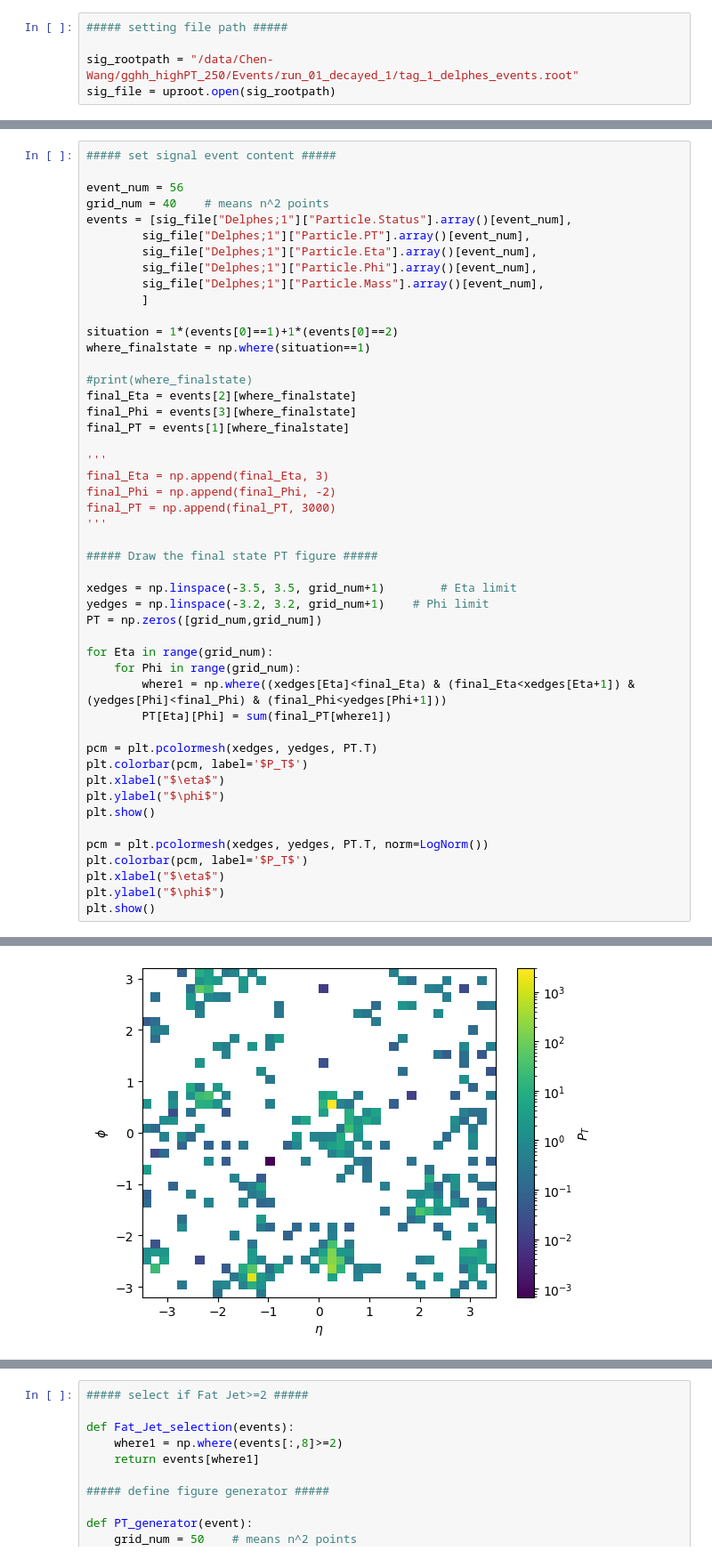
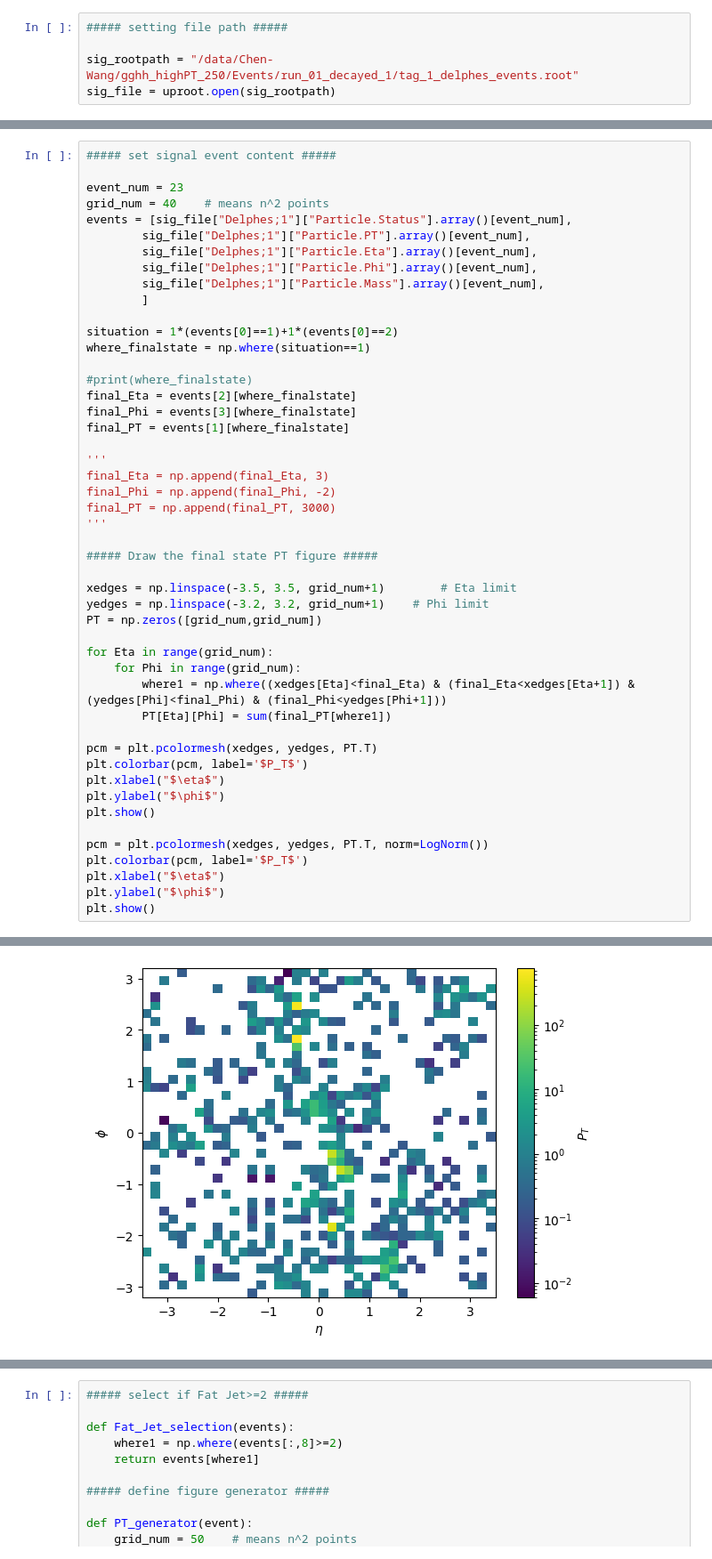
Before and after one commit to FeiChinzz/ggHH, a Jupyter notebook: ggHHanalysis.ipynb, the cells around one changed output, grey strips where cells are left out. Shown at 89% size. Cells and saved outputs as stored; diff of their text form.

```diff
--- a/ggHHanalysis.ipynb
+++ b/ggHHanalysis.ipynb
@@ -33,7 +36,7 @@ print(sig_Fjet_Particles[event_num])
 # %%
 ##### set signal event content #####
 
-event_num = 56
+event_num = 23
 grid_num = 40    # means n^2 points
 events = [sig_file["Delphes;1"]["Particle.Status"].array()[event_num],
         sig_file["Delphes;1"]["Particle.PT"].array()[event_num],
@@ -83,4 +86,4 @@ plt.show()
-[figure, old version]
+[figure, new version]
 # %%
 ##### include data #####
 
```
Also changed, not shown: parts of 7 cells of this notebook.
